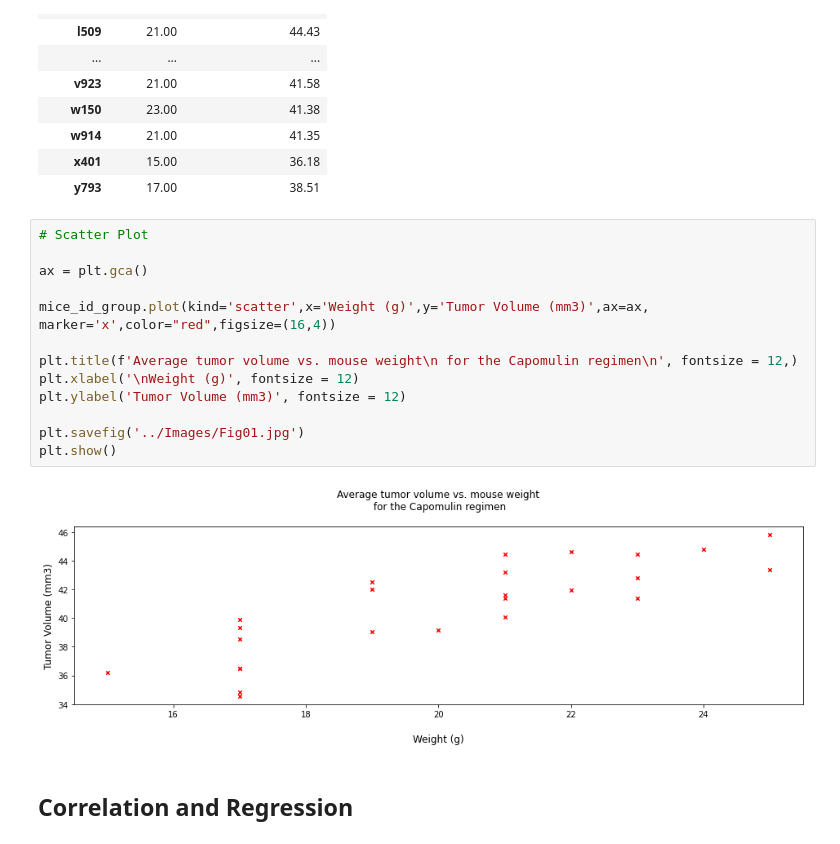
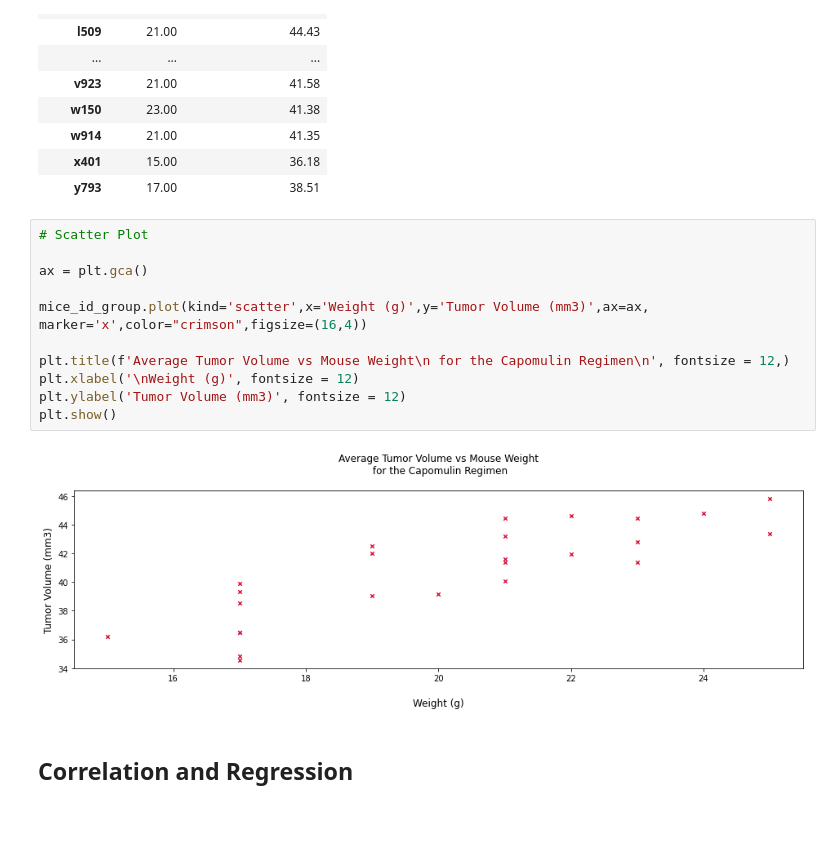
Before and after one commit to uldom/Matplotlib_Challenge, a Jupyter notebook: Pymaceuticals/pymaceuticals_starter.ipynb, the cells around one changed output. Saved outputs shown, nothing was run; the diff lists cells and outputs as text.

Commit message:
Scatter Plot Complete

```diff
--- a/Pymaceuticals/pymaceuticals_starter.ipynb
+++ b/Pymaceuticals/pymaceuticals_starter.ipynb
@@ -451,18 +451,16 @@ mice_id_group
 # %%
 # Scatter Plot
 
 ax = plt.gca()
 
-mice_id_group.plot(kind='scatter',x='Weight (g)',y='Tumor Volume (mm3)',ax=ax, marker='x',color="red",figsize=(16,4))
+mice_id_group.plot(kind='scatter',x='Weight (g)',y='Tumor Volume (mm3)',ax=ax, marker='x',color="crimson",figsize=(16,4))
 
-plt.title(f'Average tumor volume vs. mouse weight\n for the Capomulin regimen\n', fontsize = 12,)
+plt.title(f'Average Tumor Volume vs Mouse Weight\n for the Capomulin Regimen\n', fontsize = 12,)
 plt.xlabel('\nWeight (g)', fontsize = 12)
 plt.ylabel('Tumor Volume (mm3)', fontsize = 12)
-
-plt.savefig('../Images/Fig01.jpg')
 plt.show()
 # %% [output]
-[figure, old version]
+[figure, new version]
 # %% [markdown]
 ## Correlation and Regression
 # %%
```
